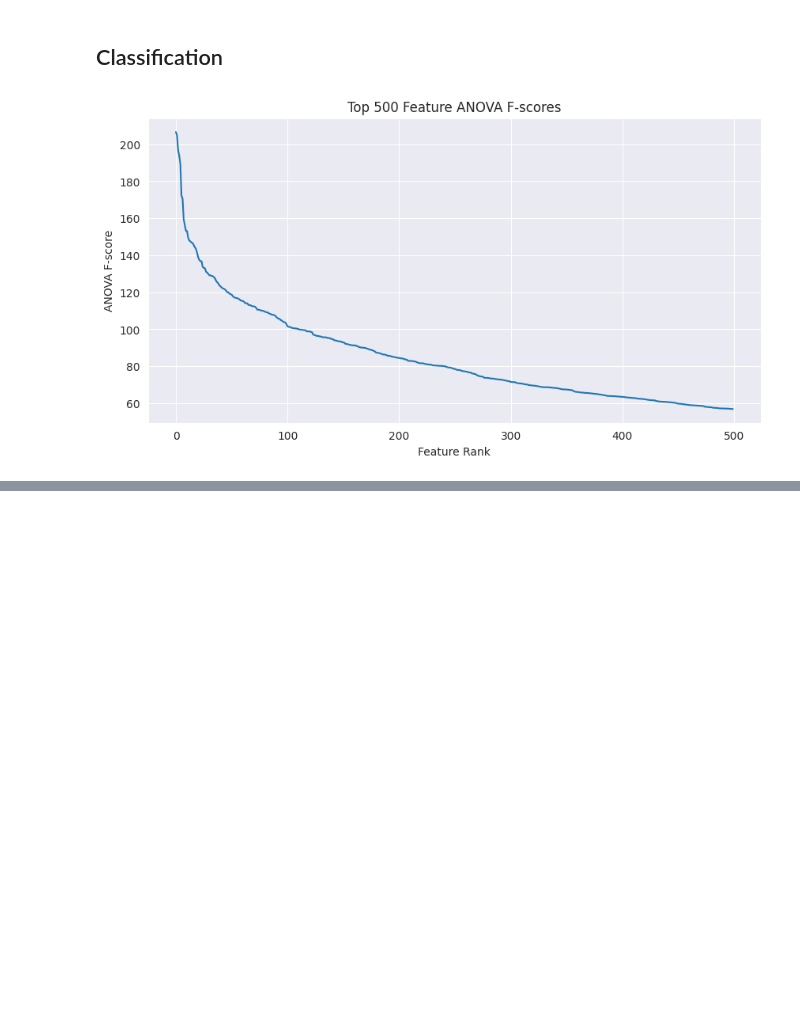
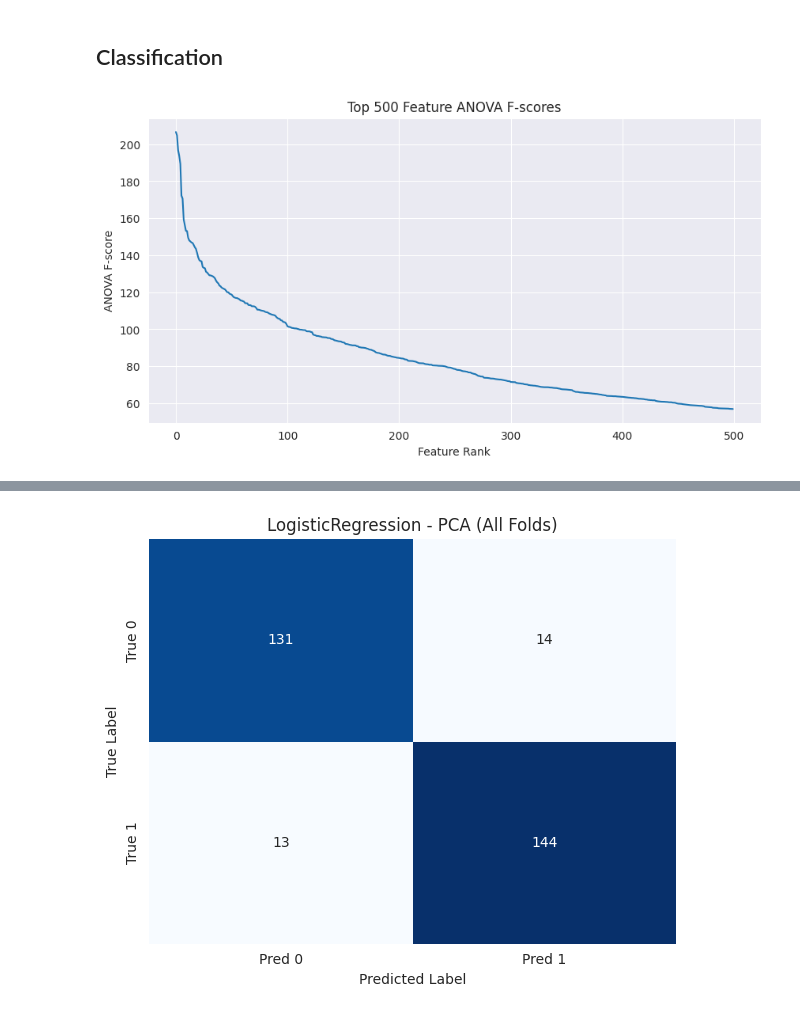
Before and after one commit to barbara-s-neto/Gene_Expression_Cancer_Class, a Jupyter notebook: trabalho2.ipynb, the cells around one changed output, grey strips where cells are left out. Saved outputs shown, nothing was run; the diff lists cells and outputs as text; code cells hidden in the pictures; blank space fills up the shorter version.

```diff
--- a/trabalho2.ipynb
+++ b/trabalho2.ipynb
@@ -189,7 +189,7 @@ models = {
 }
 
 feature_reductions = {
-    "PCA": PCA(n_components=100),
-    "Anova": SelectKBest(score_func=f_classif, k=100),
-    "UMAP": umap.UMAP(n_components=100),
+    "PCA": PCA(n_components=200),
+    "Anova": SelectKBest(score_func=f_classif, k=200),
+    "UMAP": umap.UMAP(n_components=200),
 }
@@ -201,0 +196,86 @@ for train_idx, test_idx in kf.split(X, y_flat):
+# %%
+all_results = {}
+
+for name, model in models.items():
+    model_results = {}
+    print("#################################")
+    spaces_left = len("#################################")-len(f"Evaluating {name}")-2
+    print("#"+ " "*(int(np.floor(spaces_left/2)))+ f"Evaluating {name}"+ " "*(int(np.ceil(spaces_left/2)))+ "#")
+    print("#################################\n")
+
+    for method_name, selector in feature_reductions.items():
+        print("#################################")
+        spaces_left = len("#################################")-len(f"With {method_name}")-2
+        print("#"+ " "*(int(np.floor(spaces_left/2)))+ f"With {method_name}"+ " "*(int(np.ceil(spaces_left/2)))+ "#")
+        print("#################################\n")
+
+        metrics = {"accuracy": [], "precision": [], "recall": [], "f1": []}
+
+        all_y_true = []
+        all_y_pred = []
+        all_y_prob = []
+
+        for train_idx, test_idx in kf.split(X, y_flat):
+
+            X_train, X_test = X.iloc[train_idx], X.iloc[test_idx]
+            y_train, y_test = y_flat[train_idx], y_flat[test_idx]
+
+            pipeline = Pipeline([
+                ('scaler', StandardScaler()),
+                ('feature_selection', selector),
+                ('classifier', model)
+            ])
+            pipeline.fit(X_train, y_train)
+            y_pred = pipeline.predict(X_test)
+            y_proba = pipeline.predict_proba(X_test)[:, 1]
+
+            metrics["accuracy"].append(accuracy_score(y_test, y_pred))
+            metrics["precision"].append(precision_score(y_test, y_pred))
+            metrics["recall"].append(recall_score(y_test, y_pred))
+            metrics["f1"].append(f1_score(y_test, y_pred))
+
+            all_y_true.extend(y_test)
+            all_y_pred.extend(y_pred)
+            all_y_prob.extend(y_proba)
+
+        model_results[method_name] = {"accuracy": np.mean(metrics["accuracy"]),
+                                      "precision": np.mean(metrics["precision"]),
+                                      "recall": np.mean(metrics["recall"]),
+                                      "f1": np.mean(metrics["f1"])}
+
+        print(f"Accuracy: {model_results[method_name]['accuracy']:.3f}")
+        print(f"Precision: {model_results[method_name]['precision']:.3f}")
+        print(f"Recall: {model_results[method_name]['recall']:.3f}")
+        print(f"F1: {model_results[method_name]['f1']:.3f}\n")
+
+        cm = confusion_matrix(all_y_true, all_y_pred)
+        plt.figure(figsize=(6, 5))
+        sns.heatmap(cm, annot=True, fmt='d', cmap='Blues', cbar=False,
+                    xticklabels=['Pred 0', 'Pred 1'], yticklabels=['True 0', 'True 1'])
+        plt.xlabel("Predicted Label")
+        plt.ylabel("True Label")
+        plt.title(f"{name} - {method_name} (All Folds)")
+        plt.tight_layout()
+        plt.show()
+
+
+        fpr, tpr, _ = roc_curve(all_y_true, all_y_prob)
+        roc_auc = auc(fpr, tpr)
+
+        plt.figure(figsize=(6, 5))
+        sns.set(style='whitegrid')
+        plt.plot(fpr, tpr, label=f'ROC curve (AUC = {roc_auc:.2f})', linewidth=2)
+        plt.plot([0, 1], [0, 1], linestyle='--', color='gray')  # Diagonal line
+        plt.xlim([0.0, 1.0])
+        plt.ylim([0.0, 1.05])
+        plt.xlabel('False Positive Rate')
+        plt.ylabel('True Positive Rate')
+        plt.title(f"{name} - {method_name} ROC Curve")
+        plt.legend(loc="lower right")
+        plt.tight_layout()
+        plt.show()
+
+        print()
+
+    all_results[name] = model_results
+# %% [output]
@@ -201,0 +294 @@ for train_idx, test_idx in kf.split(X, y_flat):
+[figure, added]
```
Also changed, not shown: parts of 10 cells of this notebook.
